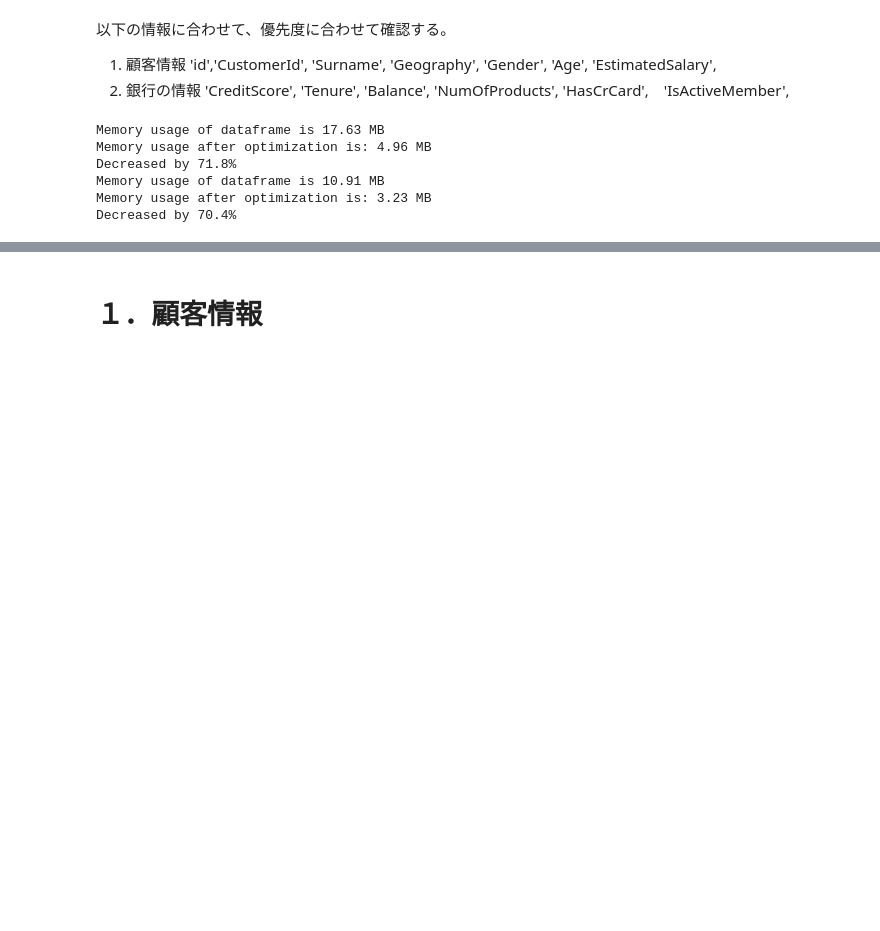
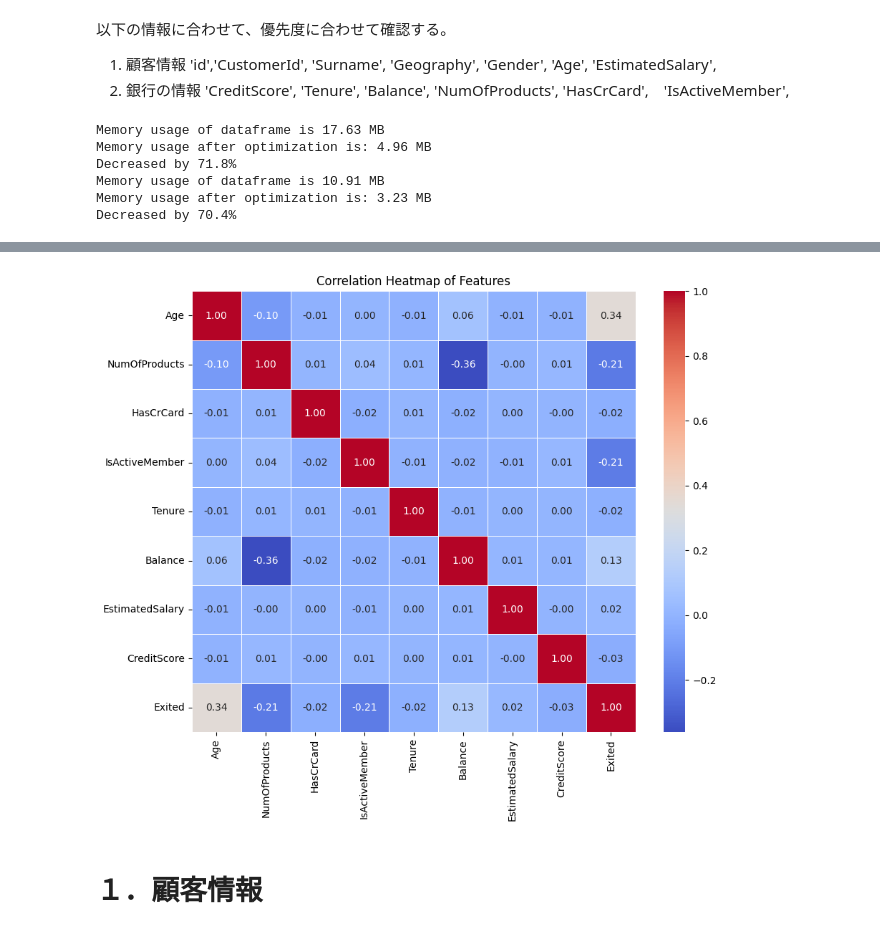
Before and after one commit to skyshine460/Binary-Classification-with-a-Bank-Churn-Dataset, a Jupyter notebook: notebookf7f7e4f5c0.ipynb, the cells around one changed output, grey strips where cells are left out. Drawn from its saved outputs; the diff is of its cells as text; code cells hidden in the pictures; blank space fills up the shorter version.

```diff
--- a/notebookf7f7e4f5c0.ipynb
+++ b/notebookf7f7e4f5c0.ipynb
@@ -183,3 +202,15 @@ Decreased by 70.4%
+# %%
+features_heat_num = ['Age', 'NumOfProducts', 'HasCrCard', 'IsActiveMember', 'Tenure', 'Balance', 'EstimatedSalary', 'CreditScore', 'Exited']
+
+corr_features = train_df[features_heat_num].corr()
+
+
+plt.figure(figsize=(10, 8))
+sns.heatmap(corr_features, annot=True, cmap='coolwarm', fmt='.2f', linewidths=0.5)
+plt.title('Correlation Heatmap of Features')
+plt.show()
+# %% [output]
+[figure, added]
 # %% [markdown]
 # １．顧客情報
 # %%
```
Also changed, not shown: parts of 19 cells of this notebook.
